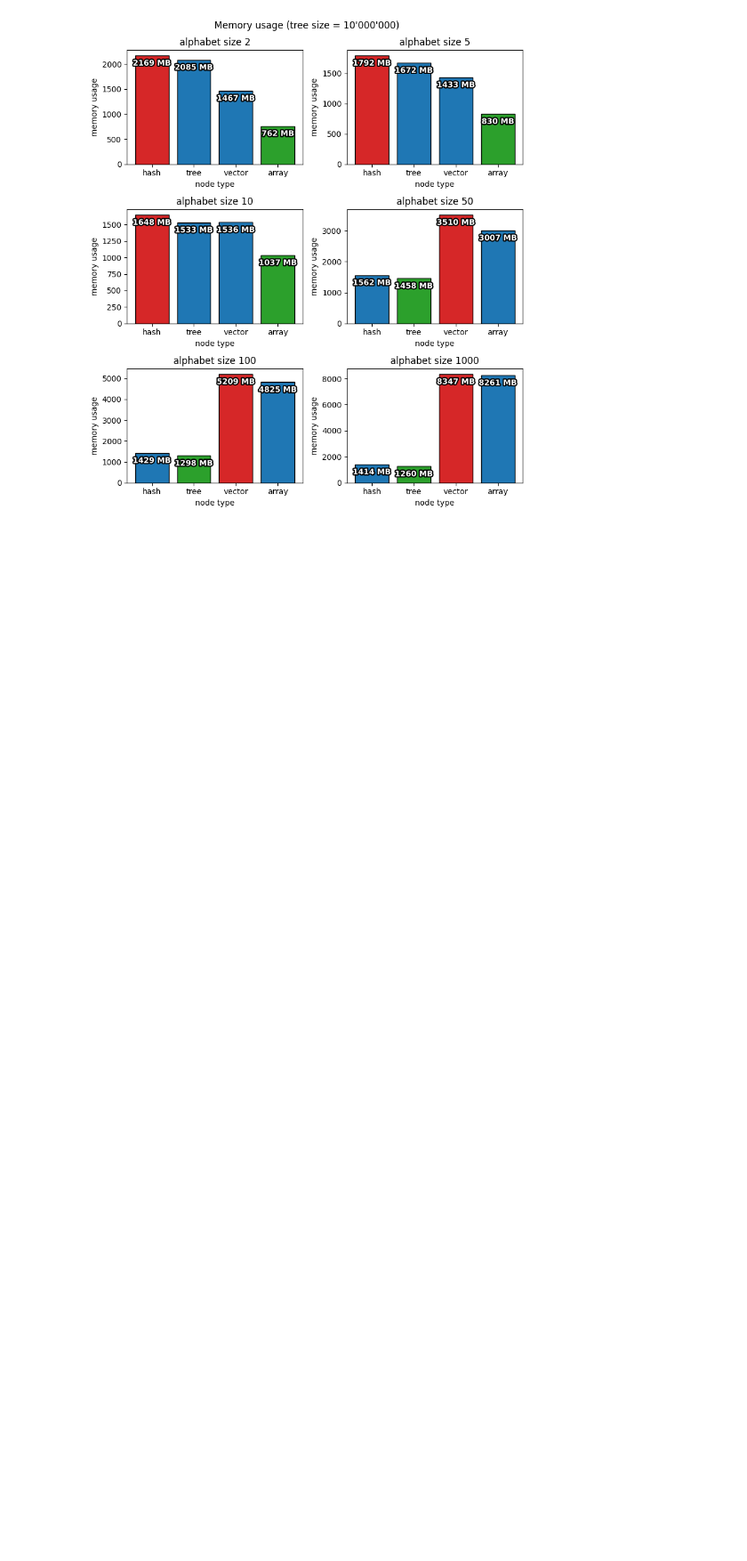
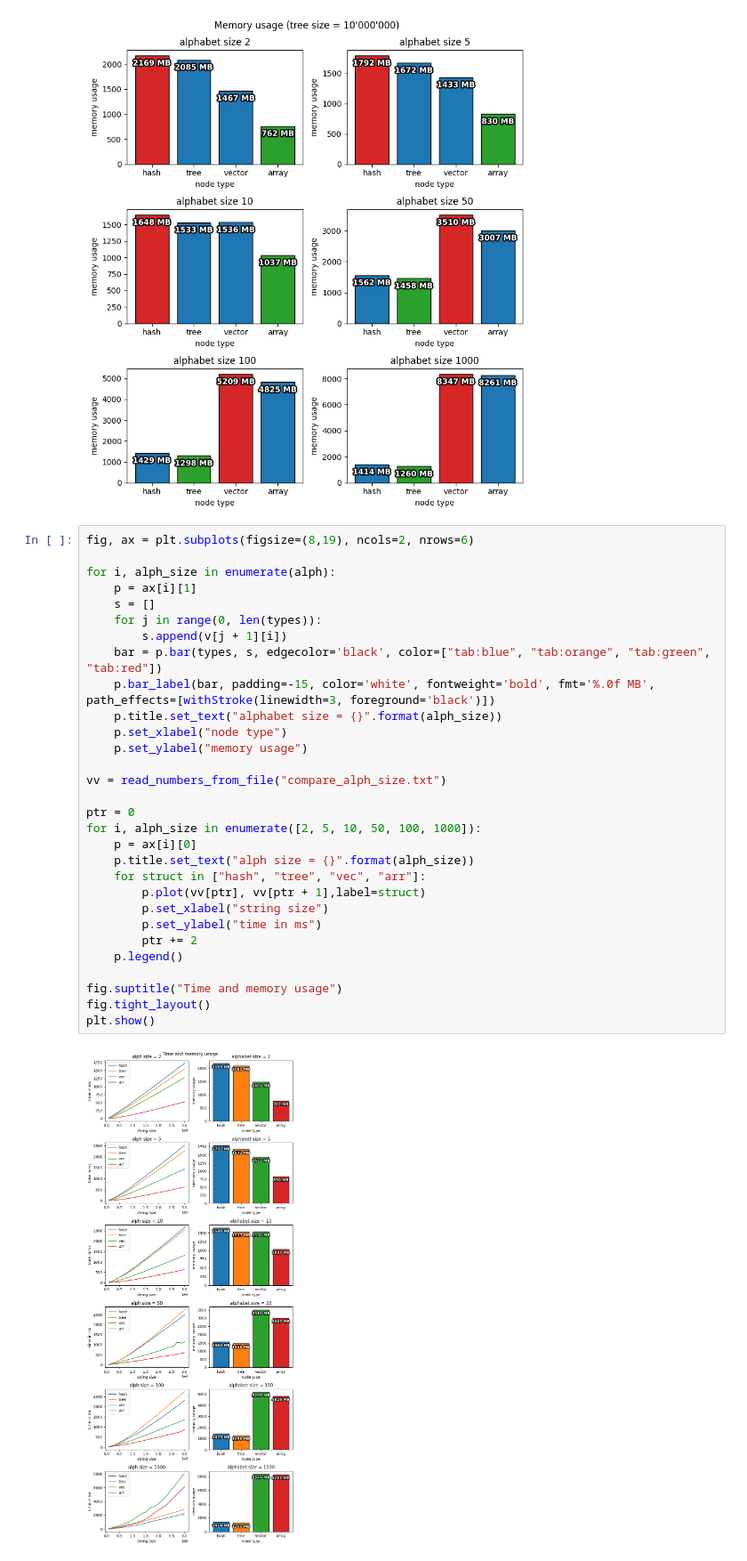
Before and after one commit to davidokk/course-work4, a Jupyter notebook: graphics_v1/graphics.ipynb, the cells around one changed output. Shown at 89% size. Cells and saved outputs as stored; diff of their text form; blank space fills up the shorter version.

```diff
--- a/graphics_v1/graphics.ipynb
+++ b/graphics_v1/graphics.ipynb
@@ -183,3 +183,35 @@ fig.tight_layout()
 plt.show()
 # %% [output]
 [figure]
+# %%
+fig, ax = plt.subplots(figsize=(8,19), ncols=2, nrows=6)
+
+for i, alph_size in enumerate(alph):
+    p = ax[i][1]
+    s = []
+    for j in range(0, len(types)):
+        s.append(v[j + 1][i])
+    bar = p.bar(types, s, edgecolor='black', color=["tab:blue", "tab:orange", "tab:green", "tab:red"])
+    p.bar_label(bar, padding=-15, color='white', fontweight='bold', fmt='%.0f MB', path_effects=[withStroke(linewidth=3, foreground='black')])
+    p.title.set_text("alphabet size = {}".format(alph_size))
+    p.set_xlabel("node type")
+    p.set_ylabel("memory usage")
+
+vv = read_numbers_from_file("compare_alph_size.txt")
+
+ptr = 0
+for i, alph_size in enumerate([2, 5, 10, 50, 100, 1000]):
+    p = ax[i][0]
+    p.title.set_text("alph size = {}".format(alph_size))
+    for struct in ["hash", "tree", "vec", "arr"]:
+        p.plot(vv[ptr], vv[ptr + 1],label=struct)
+        p.set_xlabel("string size")
+        p.set_ylabel("time in ms")
+        ptr += 2
+    p.legend()
+
+fig.suptitle("Time and memory usage")
+fig.tight_layout()
+plt.show()
+# %% [output]
+[figure, added]
```
Also changed, not shown: 20 other files.
